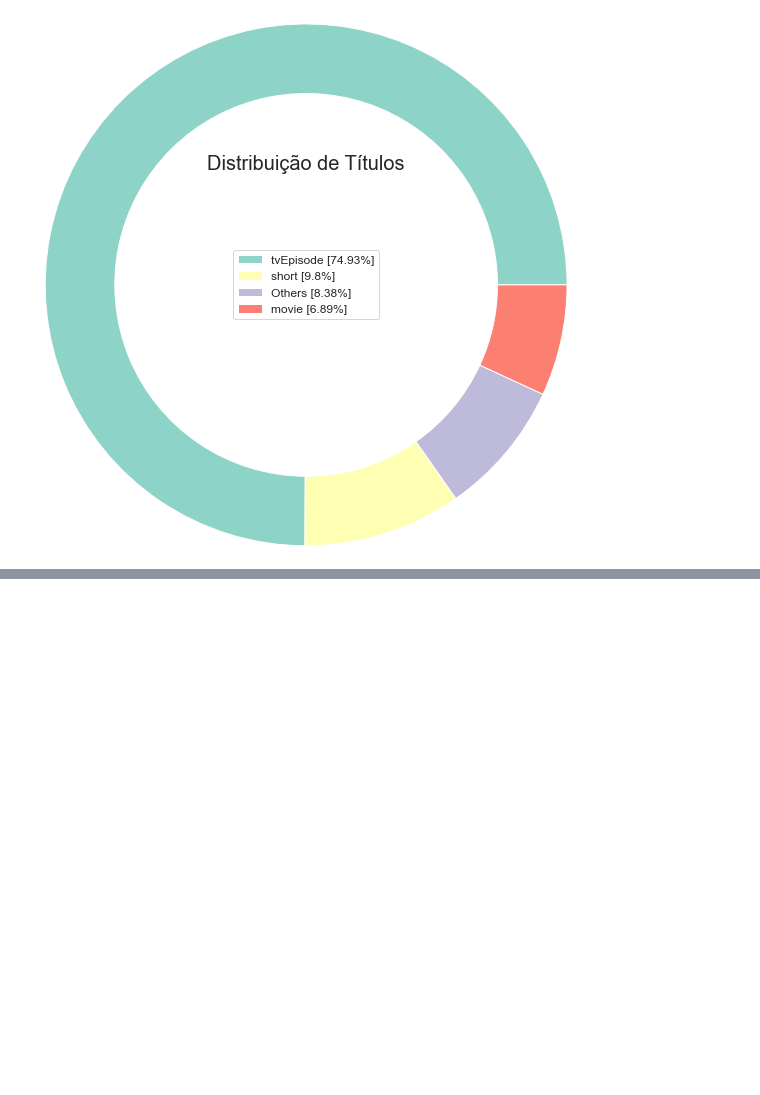
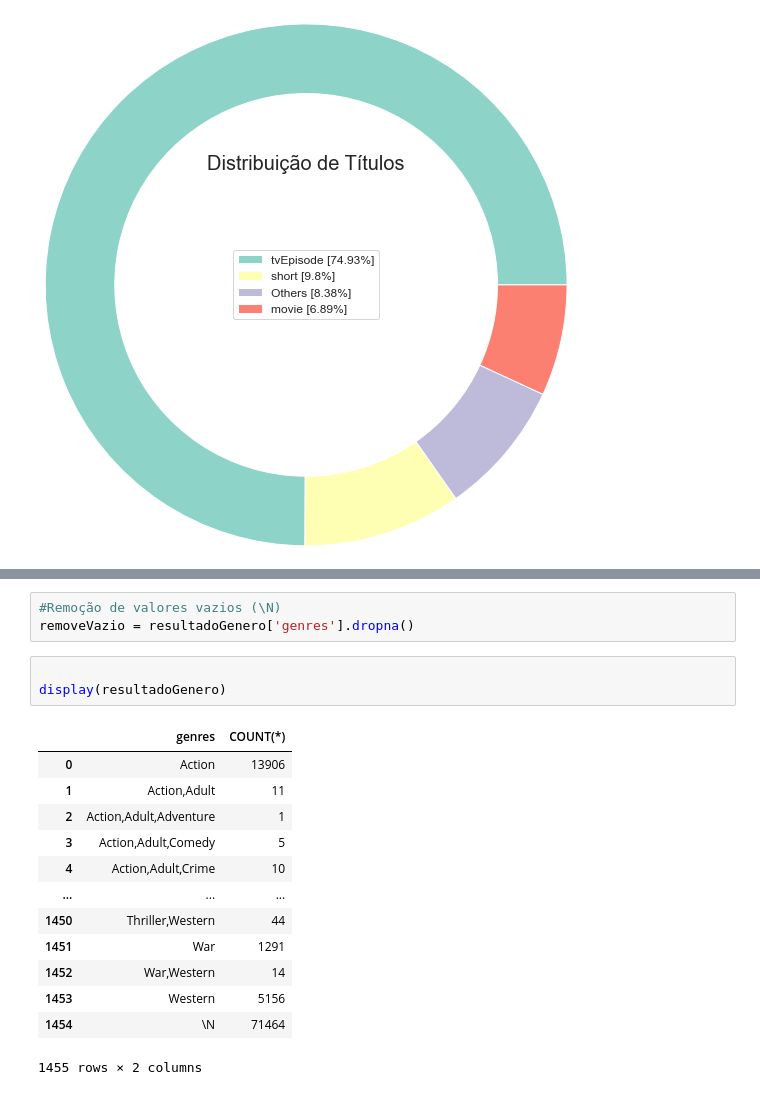
Before and after one commit to higorcamelo/analise-dados-python, a Jupyter notebook: analise_IMDB/analise_imdb.ipynb, the cells around one changed output, grey strips where cells are left out. Saved outputs shown, nothing was run; the diff lists cells and outputs as text; blank space fills up the shorter version.

```diff
--- a/analise_IMDB/analise_imdb.ipynb
+++ b/analise_IMDB/analise_imdb.ipynb
@@ -108,0 +116,20 @@ plt.show
+# %%
+#Remoção de valores vazios (\N)
+removeVazio = resultadoGenero['genres'].dropna()
+# %%
+
+display(resultadoGenero)
+# %% [output]
+|  | genres | COUNT(*) |
+| 0 | Action | 13906 |
+| 1 | Action,Adult | 11 |
+| 2 | Action,Adult,Adventure | 1 |
+| 3 | Action,Adult,Comedy | 5 |
+| 4 | Action,Adult,Crime | 10 |
+| ... | ... | ... |
+| 1450 | Thriller,Western | 44 |
+| 1451 | War | 1291 |
+| 1452 | War,Western | 14 |
+| 1453 | Western | 5156 |
+| 1454 | \N | 71464 |
+1455 rows × 2 columns
```
Also changed, not shown: parts of 6 cells of this notebook.
